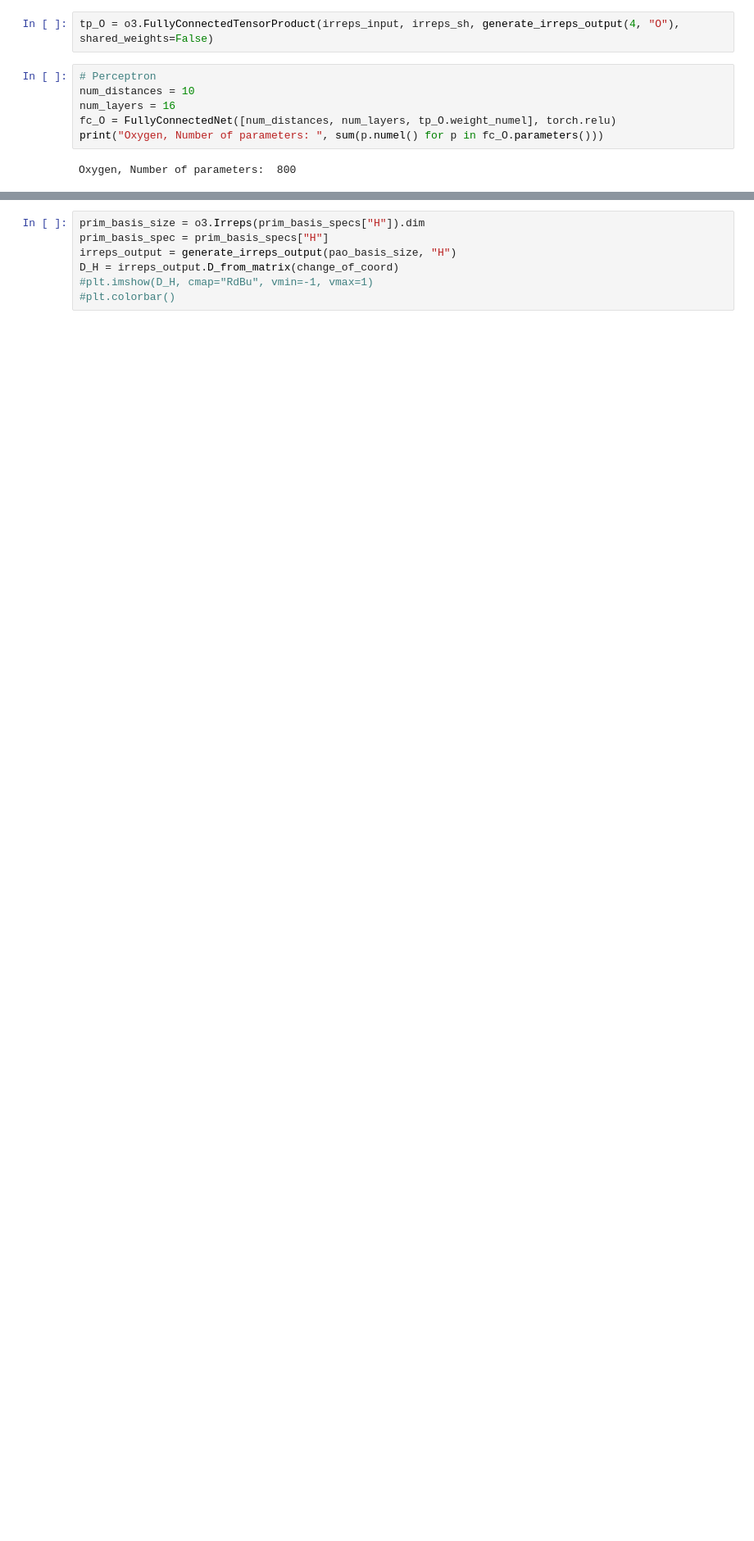
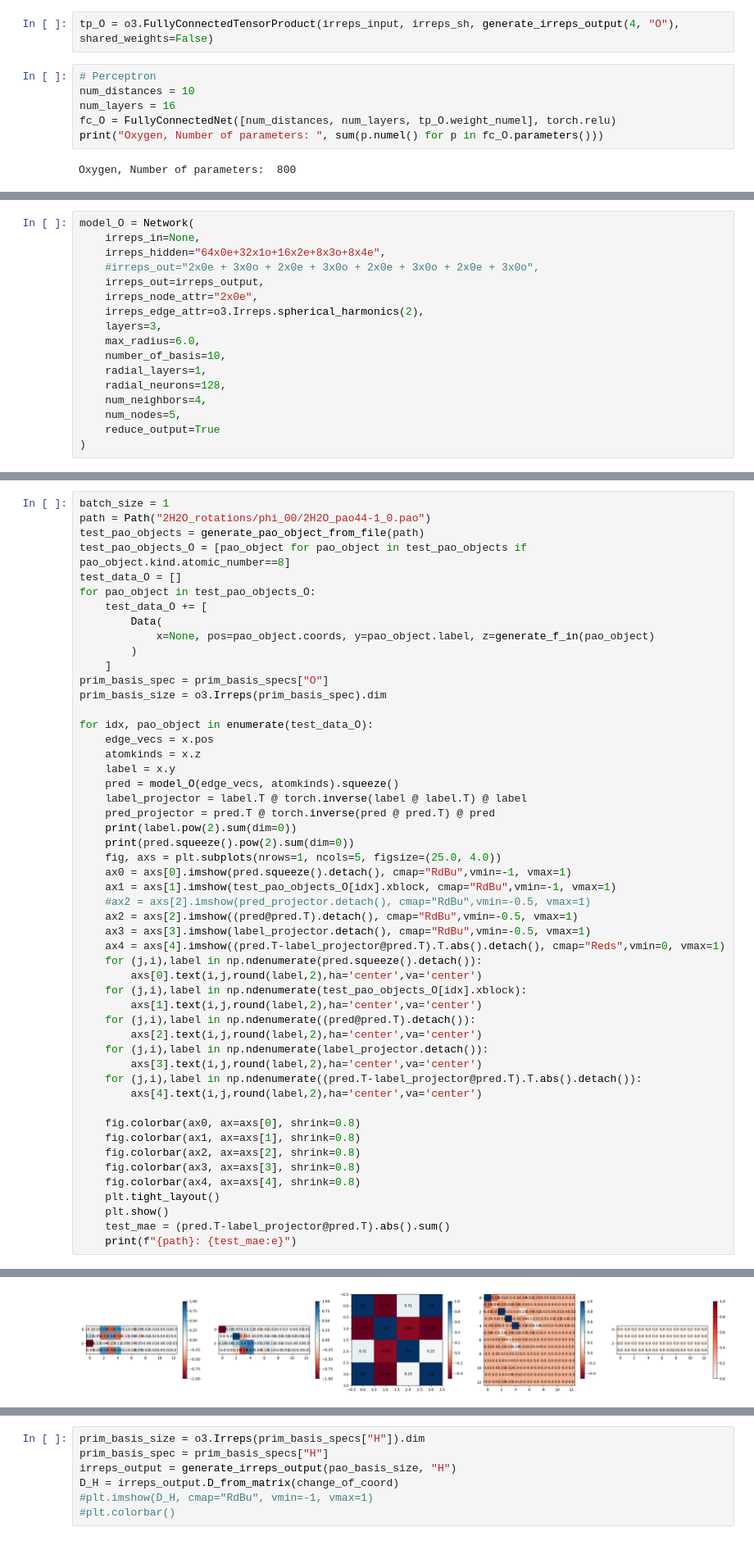
Before and after one commit to oschuett/pao_ml_equivar, a Jupyter notebook: pao_equi_ml.ipynb, the cells around one changed output, grey strips where cells are left out. Shown at 82% size. Cells and saved outputs as stored; diff of their text form; blank space fills up the shorter version.

```diff
--- a/pao_equi_ml.ipynb
+++ b/pao_equi_ml.ipynb
@@ -175,3 +297,20 @@ D_O = irreps_output.D_from_matrix(change_of_coord)
+# %%
+model_O = Network(
+    irreps_in=None,
+    irreps_hidden="64x0e+32x1o+16x2e+8x3o+8x4e",
+    #irreps_out="2x0e + 3x0o + 2x0e + 3x0o + 2x0e + 3x0o + 2x0e + 3x0o",
+    irreps_out=irreps_output,
+    irreps_node_attr="2x0e",
+    irreps_edge_attr=o3.Irreps.spherical_harmonics(2),
+    layers=3,
+    max_radius=6.0,
+    number_of_basis=10,
+    radial_layers=1,
+    radial_neurons=128,
+    num_neighbors=4,
+    num_nodes=5,
+    reduce_output=True
+)
 # %%
 # Train the model.
 optim = torch.optim.Adam(fc_O.parameters(), lr=1e-3)
@@ -282,0 +379,52 @@ Hydrogen, Number of parameters:  1088
+# %%
+batch_size = 1
+path = Path("2H2O_rotations/phi_00/2H2O_pao44-1_0.pao")
+test_pao_objects = generate_pao_object_from_file(path)
+test_pao_objects_O = [pao_object for pao_object in test_pao_objects if pao_object.kind.atomic_number==8]
+test_data_O = []
+for pao_object in test_pao_objects_O:
+    test_data_O += [
+        Data(
+            x=None, pos=pao_object.coords, y=pao_object.label, z=generate_f_in(pao_object)
+        )
+    ]
+prim_basis_spec = prim_basis_specs["O"]
+prim_basis_size = o3.Irreps(prim_basis_spec).dim
+
+for idx, pao_object in enumerate(test_data_O):
+    edge_vecs = x.pos
+    atomkinds = x.z
+    label = x.y
+    pred = model_O(edge_vecs, atomkinds).squeeze()
+    label_projector = label.T @ torch.inverse(label @ label.T) @ label
+    pred_projector = pred.T @ torch.inverse(pred @ pred.T) @ pred
+    print(label.pow(2).sum(dim=0))
+    print(pred.squeeze().pow(2).sum(dim=0))
+    fig, axs = plt.subplots(nrows=1, ncols=5, figsize=(25.0, 4.0))
+    ax0 = axs[0].imshow(pred.squeeze().detach(), cmap="RdBu",vmin=-1, vmax=1)
+    ax1 = axs[1].imshow(test_pao_objects_O[idx].xblock, cmap="RdBu",vmin=-1, vmax=1)
+    #ax2 = axs[2].imshow(pred_projector.detach(), cmap="RdBu",vmin=-0.5, vmax=1)
+    ax2 = axs[2].imshow((pred@pred.T).detach(), cmap="RdBu",vmin=-0.5, vmax=1)
+    ax3 = axs[3].imshow(label_projector.detach(), cmap="RdBu",vmin=-0.5, vmax=1)
+    ax4 = axs[4].imshow((pred.T-label_projector@pred.T).T.abs().detach(), cmap="Reds",vmin=0, vmax=1)
+    for (j,i),label in np.ndenumerate(pred.squeeze().detach()):
+        axs[0].text(i,j,round(label,2),ha='center',va='center')
+    for (j,i),label in np.ndenumerate(test_pao_objects_O[idx].xblock):
+        axs[1].text(i,j,round(label,2),ha='center',va='center')
+    for (j,i),label in np.ndenumerate((pred@pred.T).detach()):
+        axs[2].text(i,j,round(label,2),ha='center',va='center')
+    for (j,i),label in np.ndenumerate(label_projector.detach()):
+        axs[3].text(i,j,round(label,2),ha='center',va='center')
+    for (j,i),label in np.ndenumerate((pred.T-label_projector@pred.T).T.abs().detach()):
+        axs[4].text(i,j,round(label,2),ha='center',va='center')
+
+    fig.colorbar(ax0, ax=axs[0], shrink=0.8)
+    fig.colorbar(ax1, ax=axs[1], shrink=0.8)
+    fig.colorbar(ax2, ax=axs[2], shrink=0.8)
+    fig.colorbar(ax3, ax=axs[3], shrink=0.8)
+    fig.colorbar(ax4, ax=axs[4], shrink=0.8)
+    plt.tight_layout()
+    plt.show()
+    test_mae = (pred.T-label_projector@pred.T).abs().sum()
+    print(f"{path}: {test_mae:e}")
+# %% [output]
@@ -282,0 +437 @@ Hydrogen, Number of parameters:  1088
+[figure, added]
```
Also changed, not shown: parts of 32 cells of this notebook.
